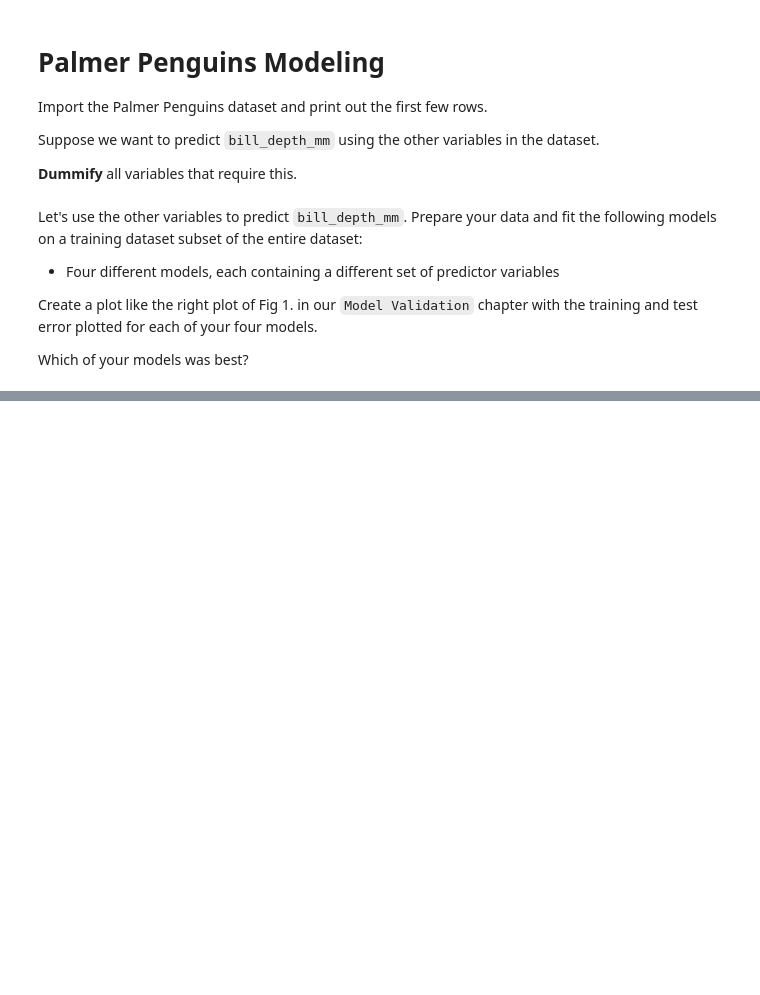
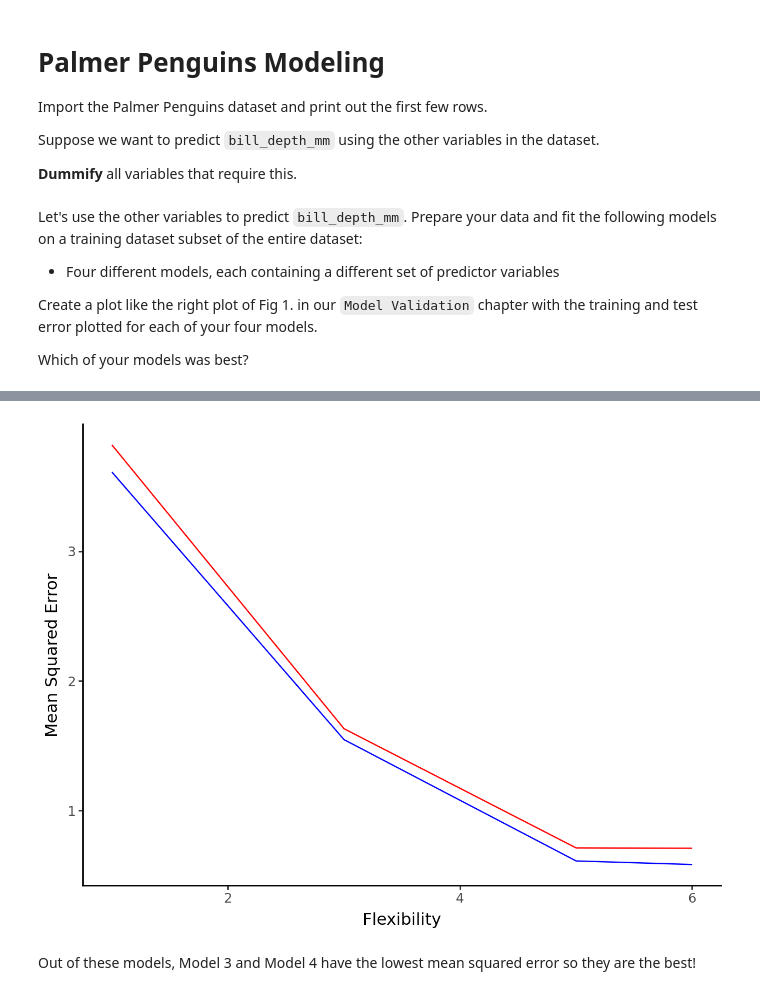
Before and after one commit to r-morag/Practice-Assignments, a Jupyter notebook: Practice_Activity_Multiple_Linear_Regression_and_Evaluation.ipynb, the cells around one changed output, grey strips where cells are left out. Drawn from its saved outputs; the diff is of its cells as text; code cells hidden in the pictures; blank space fills up the shorter version.

```diff
--- a/Practice_Activity_Multiple_Linear_Regression_and_Evaluation.ipynb
+++ b/Practice_Activity_Multiple_Linear_Regression_and_Evaluation.ipynb
@@ -57,0 +58,7 @@ df_penguins_dummies = df_penguins_dummies.dropna(subset=["bill_length_mm", "bill
+# %%
+errors = []
+errors.append({
+    "Flexibility": 1,
+    "mse_train": mse_train_1,
+    "mse_test": mse_test_1
+})
@@ -57,0 +121,30 @@ df_penguins_dummies = df_penguins_dummies.dropna(subset=["bill_length_mm", "bill
+# %%
+# Pipeline 4
+
+ct4 = ColumnTransformer(
+  [
+    ("dummify", OneHotEncoder(sparse_output = False), ["sex", "island", "species"]),
+    ("standardize", StandardScaler(), ["bill_length_mm", "body_mass_g", "flipper_length_mm"])
+  ],
+  remainder = "drop"
+)
+
+pipeline_4 = Pipeline(
+  [("preprocessing", ct4),
+  ("linear_regression", LinearRegression())]
+).set_output(transform="pandas")
+
+pipeline4_fit = pipeline_4.fit(X_train, y_train)
+test_pred = pipeline_4.predict(X_test)
+train_pred = pipeline_4.predict(X_train)
+
+mse_test_4 = mean_squared_error(test_pred, y_test)
+mse_train_4 = mean_squared_error(train_pred, y_train)
+
+errors.append({
+    "Flexibility": 6,
+    "mse_train": mse_train_4,
+    "mse_test": mse_test_4
+})
+# %%
+df_errors = pd.DataFrame(errors)
@@ -57,0 +157,12 @@ df_penguins_dummies = df_penguins_dummies.dropna(subset=["bill_length_mm", "bill
+# %%
+from plotnine import ggplot, aes, geom_line, labs, theme_classic
+
+(ggplot(df_errors, aes(x="Flexibility", y="mse_train"))
++ geom_line(color="blue")
++ geom_line(aes(y="mse_test"), color="red")
++ labs(x="Flexibility", y="Mean Squared Error", title="")
++ theme_classic())
+# %% [output]
+[figure, added]
+# %% [markdown]
+Out of these models, Model 3 and Model 4 have the lowest mean squared error so they are the best!
```
Also changed, not shown: parts of 10 cells of this notebook, 13 other files.
